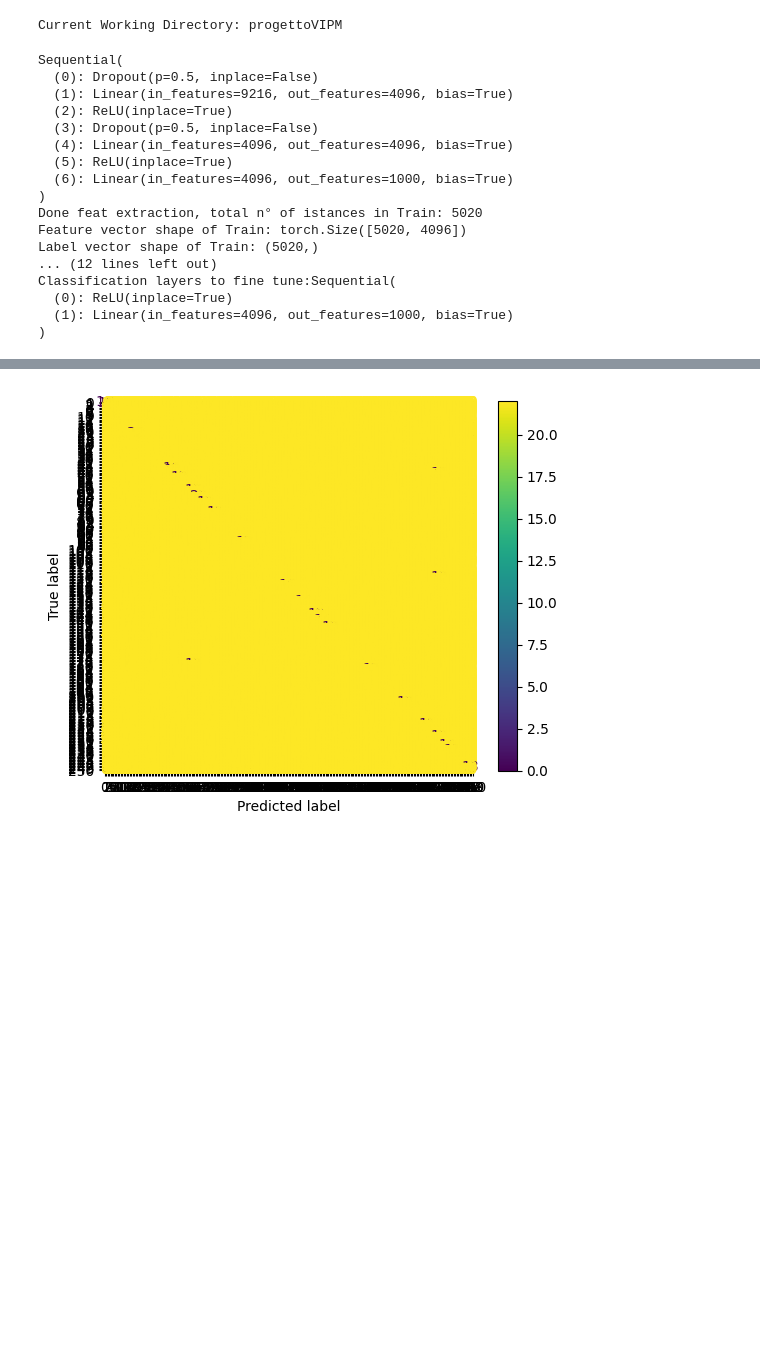
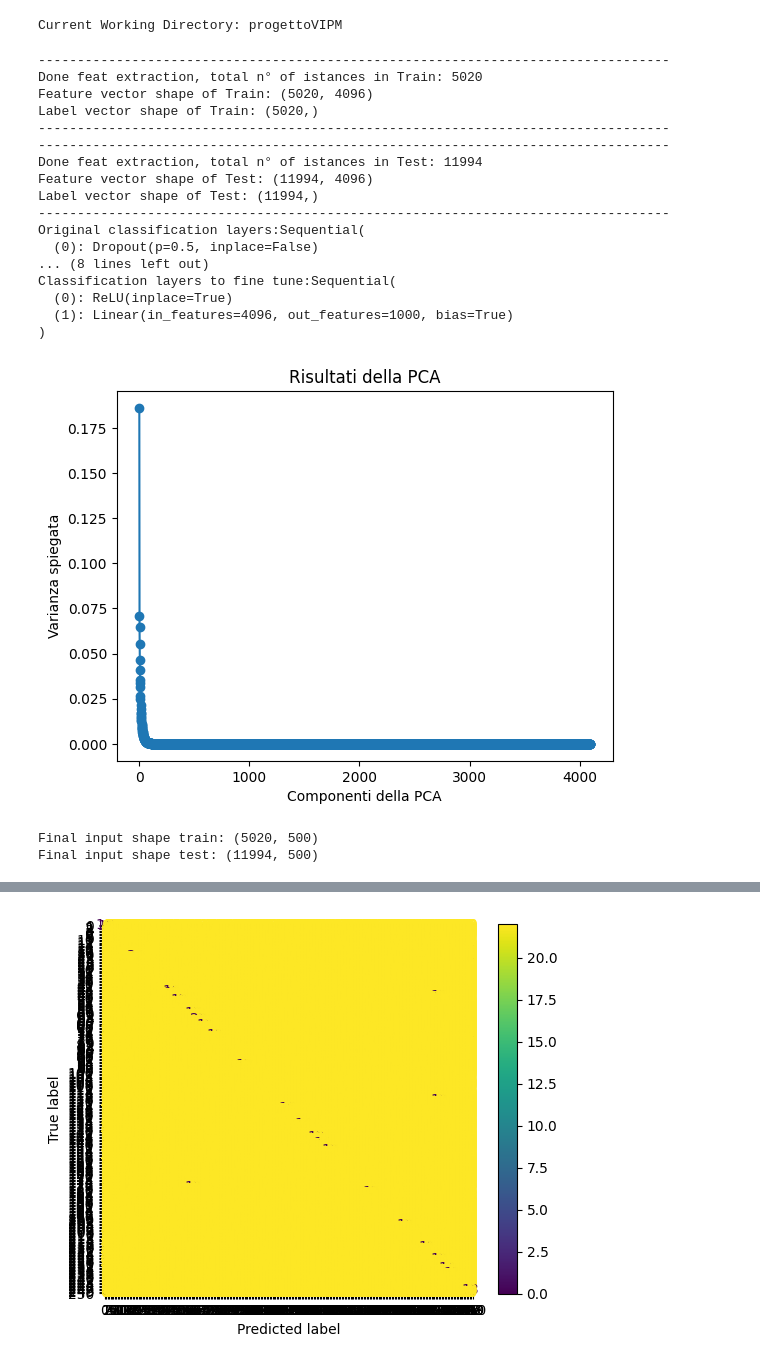
Before and after one commit to Adri261/progettoVIPM, a Jupyter notebook: Transfer_Learning/transfer-learning-with-alexnet.ipynb, the cells around one changed output, grey strips where cells are left out. Drawn from its saved outputs; the diff is of its cells as text; code cells hidden in the pictures; blank space fills up the shorter version.

```diff
--- a/Transfer_Learning/transfer-learning-with-alexnet.ipynb
+++ b/Transfer_Learning/transfer-learning-with-alexnet.ipynb
@@ -115,6 +77,8 @@ from sklearn.neighbors import KNeighborsClassifier
 if(os.path.split(os.getcwd())[1] == "Transfer_Learning"):
     os.chdir("..")
 print("Current Working Directory: {}".format(os.path.split(os.getcwd())[1]))
+
+cuda = True
 # %% [output]
 Current Working Directory: progettoVIPM
 # %%
@@ -128,7 +92,7 @@ class datasets(Enum):
     TEST_DEGRADED = ["val_info.csv", "val_set_degraded"]
 
 class networks(Enum):
-    ALEXNET = [277, models.alexnet(pretrained=True), "AlexNet"]
+    ALEXNET = [227, models.alexnet(pretrained=True), "AlexNet"]
     RESNET50 = [224, models.resnet50(pretrained=True), "ResNet50"]
     GOOGLENET = [224, models.googlenet(pretrained=True), "GoogLeNet"]
 
@@ -161,7 +125,10 @@ class ImageDataset(Dataset):
                             -1, 0)
         # eventualmente si può aggiungere l'alternativa di fare random cropping dell'immagine
         label = self.labels[index]
-        return torch.from_numpy(image).cuda(), label
+        if(cuda):
+            return torch.from_numpy(image).cuda(), label
+        else:
+            return image, label
 # %%
 from torchsummary import summary
 from torch.utils.data import DataLoader
@@ -235,21 +228,22 @@ X_train_ale_t, X_train_ale_n, y_train, X_test_ale_t, X_test_ale_n, y_test, fine_
                                                                                             network=chosen_net,
                                                                                             layers_to_remove=layers_to_remove)
 print("Original classification layers:{}".format(chosen_net.value[1].classifier[:]))
+print("---------------------------------------------------------------------------------")
 print("Classification layers to fine tune:{}".format(fine_tune_layers[:]))
 # %% [output]
-Sequential(
+---------------------------------------------------------------------------------
+Done feat extraction, total n° of istances in Train: 5020
+Feature vector shape of Train: (5020, 4096)
+Label vector shape of Train: (5020,)
+---------------------------------------------------------------------------------
+---------------------------------------------------------------------------------
+Done feat extraction, total n° of istances in Test: 11994
+Feature vector shape of Test: (11994, 4096)
+Label vector shape of Test: (11994,)
+---------------------------------------------------------------------------------
+Original classification layers:Sequential(
   (0): Dropout(p=0.5, inplace=False)
-  (1): Linear(in_features=9216, out_features=4096, bias=True)
-  (2): ReLU(inplace=True)
-  (3): Dropout(p=0.5, inplace=False)
-  (4): Linear(in_features=4096, out_features=4096, bias=True)
-  (5): ReLU(inplace=True)
-  (6): Linear(in_features=4096, out_features=1000, bias=True)
-)
-Done feat extraction, total n° of istances in Train: 5020
-Feature vector shape of Train: torch.Size([5020, 4096])
-Label vector shape of Train: (5020,)
-... (12 lines left out)
+... (8 lines left out)
 Classification layers to fine tune:Sequential(
   (0): ReLU(inplace=True)
   (1): Linear(in_features=4096, out_features=1000, bias=True)
@@ -273,6 +267,39 @@ def model_building(model, model_name, X_train, X_test, y_train, y_test):
     with open('./Transfer_Learning/models/{}.pkl'.format(model_name),'wb') as f:
         pickle.dump(model,f)
     return acc
+# %%
+from sklearn.decomposition import PCA
+from sklearn.preprocessing import StandardScaler
+
+is_pca_used = False
+
+scaler = StandardScaler()
+scaled_data = scaler.fit_transform(X_train_ale_n)
+pca = PCA().fit(scaled_data)
+
+plt.plot(range(1, pca.n_components_ + 1), pca.explained_variance_ratio_, marker='o')
+plt.xlabel('Componenti della PCA')
+plt.ylabel('Varianza spiegata')
+plt.title("Risultati della PCA")
+plt.show()
+# %% [output]
+[figure, added]
+# %%
+components = 500
+pca = PCA(n_components=components).fit(scaled_data)
+X_train_pca = pca.transform(scaled_data)
+print("Final input shape train: {}".format(X_train_pca.shape))
+
+scaled_data = scaler.fit_transform(X_test_ale_n)
+pca = PCA(n_components=components).fit(scaled_data)
+x_test_pca = pca.transform(scaled_data)
+print("Final input shape test: {}".format(x_test_pca.shape))
+
+
+is_pca_used = True
+# %% [output]
+Final input shape train: (5020, 500)
+Final input shape test: (11994, 500)
 # %%
 class ml_models(Enum):
     # LINEAR_SVC = [LinearSVC(), "Linear Support Vector"]
```
Also changed, not shown: parts of 8 cells of this notebook, 22 other files.
